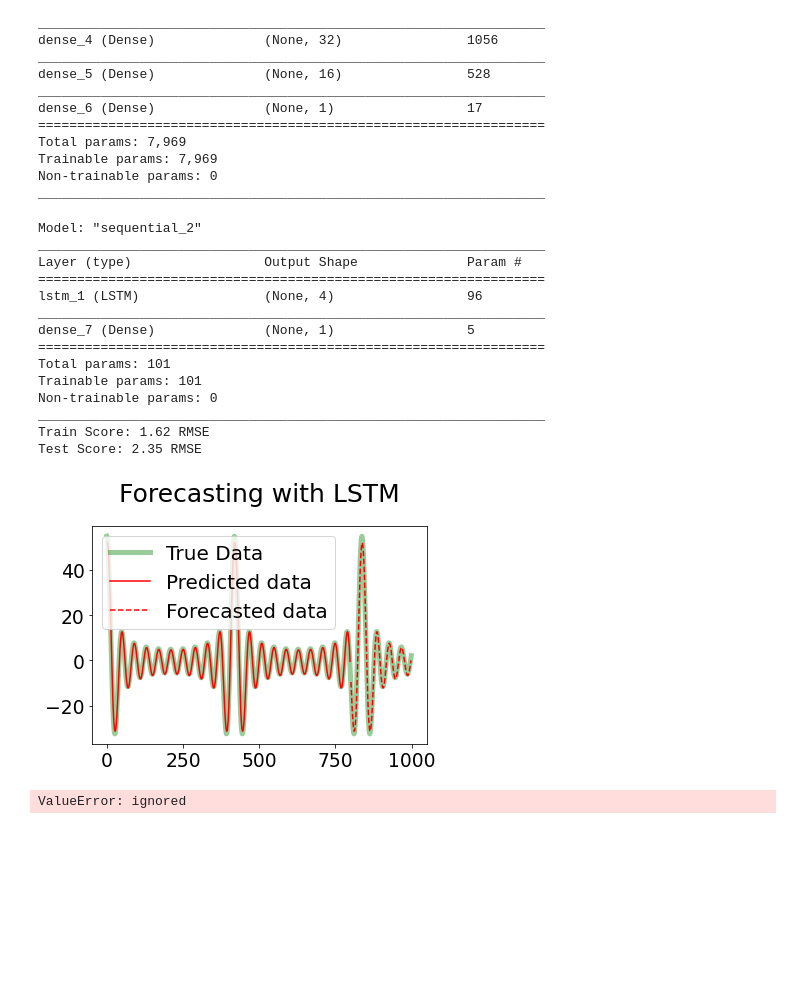
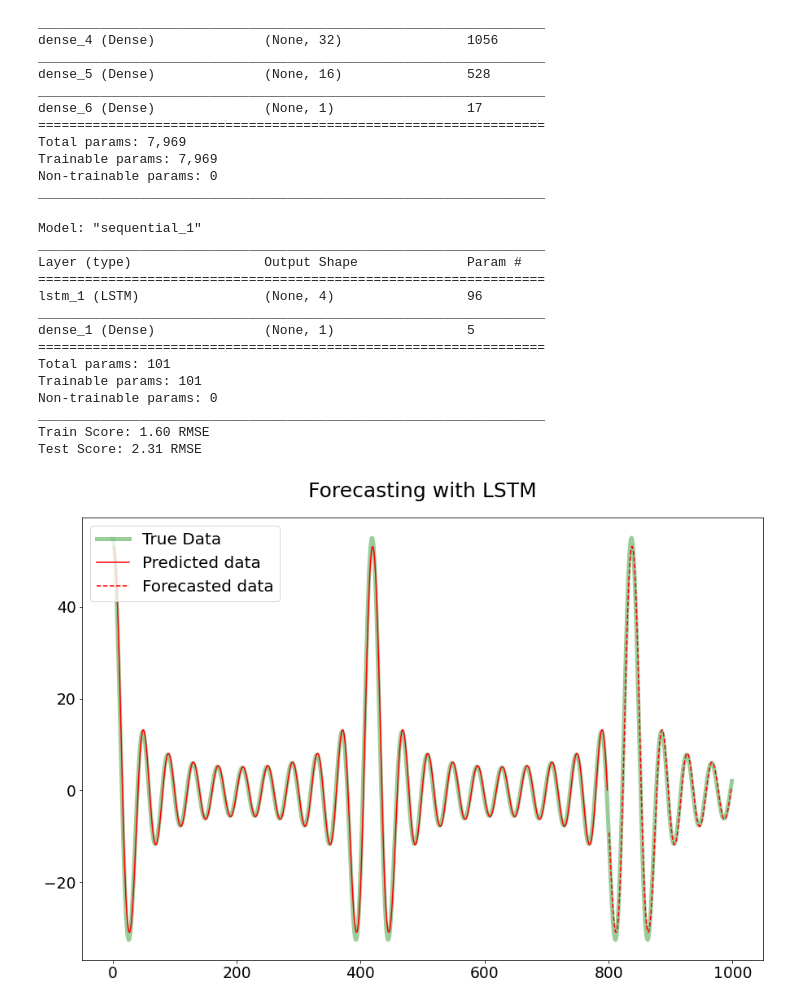
Before and after one commit to RitvikPrabhu/Machine-Learning, a Jupyter notebook: Neural_Networks_function_prediction_.ipynb, the cells around one changed output. Cells and saved outputs as stored; diff of their text form; code cells hidden in the pictures; blank space fills up the shorter version.

```diff
--- a/Neural_Networks_function_prediction_.ipynb
+++ b/Neural_Networks_function_prediction_.ipynb
@@ -596,7 +596,7 @@ Trainable params: 7,969
 Non-trainable params: 0
 _________________________________________________________________
 # %%
-n = 1000
+N = 1000
 # convert an array of values into a dataset matrix
 def create_dataset(dataset, look_back=1):
     dataX, dataY = [], []
@@ -615,7 +615,7 @@ Y = 10*(np.cos(10*X)) + 9*(np.cos(9*X)) + 8*(np.cos(8*X)) + \
 dataset = Y.reshape(Y.size, 1)
 
 # normalize the dataset
-scaler = MinMaxScaler(feature_range=(0, 1))
+scaler = MinMaxScaler(feature_range=(0,1))
 dataset = scaler.fit_transform(dataset)
 
 # split into train and test sets
@@ -636,6 +636,7 @@ testX = np.reshape(testX, (testX.shape[0], 1, testX.shape[1]))
 
 
 # create and fit the LSTM network
+keras.backend.clear_session()
 model = Sequential()
 model.add(LSTM(4, input_shape=(1, look_back)))
 model.add(Dense(1))
@@ -661,44 +662,35 @@ print('Test Score: %.2f RMSE' % (testScore))
 
 # shift train predictions for plotting
 trainPredictPlot = np.empty_like(dataset)
 
 trainPredictPlot[:, :] = np.nan
 trainPredictPlot[look_back:len(trainPredict)+look_back, :] = trainPredict
 
 # shift test predictions for plotting
 testPredictPlot = np.empty_like(dataset)
 testPredictPlot[:, :] = np.nan
 testPredictPlot[len(trainPredict)+(look_back*2)+1:len(dataset)-1, :] = testPredict
 
 # plot baseline and predictions
 plt.plot(scaler.inverse_transform(dataset), 'g', linewidth=5, alpha=0.4, label='True Data')
 plt.plot(trainPredictPlot, color = 'red', label = 'Predicted data')
 plt.plot(testPredictPlot, '--' , color = 'red', label = 'Forecasted data')
 plt.legend()
 plt.title('Forecasting with LSTM')
 plt.show()
 # %% [output]
-Model: "sequential_2"
+Model: "sequential_1"
 _________________________________________________________________
 Layer (type)                 Output Shape              Param #
 =================================================================
 lstm_1 (LSTM)                (None, 4)                 96
 _________________________________________________________________
-dense_7 (Dense)              (None, 1)                 5
+dense_1 (Dense)              (None, 1)                 5
 =================================================================
 Total params: 101
 Trainable params: 101
 Non-trainable params: 0
 _________________________________________________________________
-Train Score: 1.62 RMSE
-Test Score: 2.35 RMSE
+Train Score: 1.60 RMSE
+Test Score: 2.31 RMSE
-[figure, old version]
+[figure, new version]
-# %%
-w = np.array([16,17,18,19,20])
-w = np.reshape(w, (w.shape[0],1,1))
-results = model.predict(w)
-
-results = scaler.inverse_transform([results])
-print(results)
-# %% [output]
-ValueError: ignored
```
Also changed, not shown: parts of 5 cells of this notebook.
